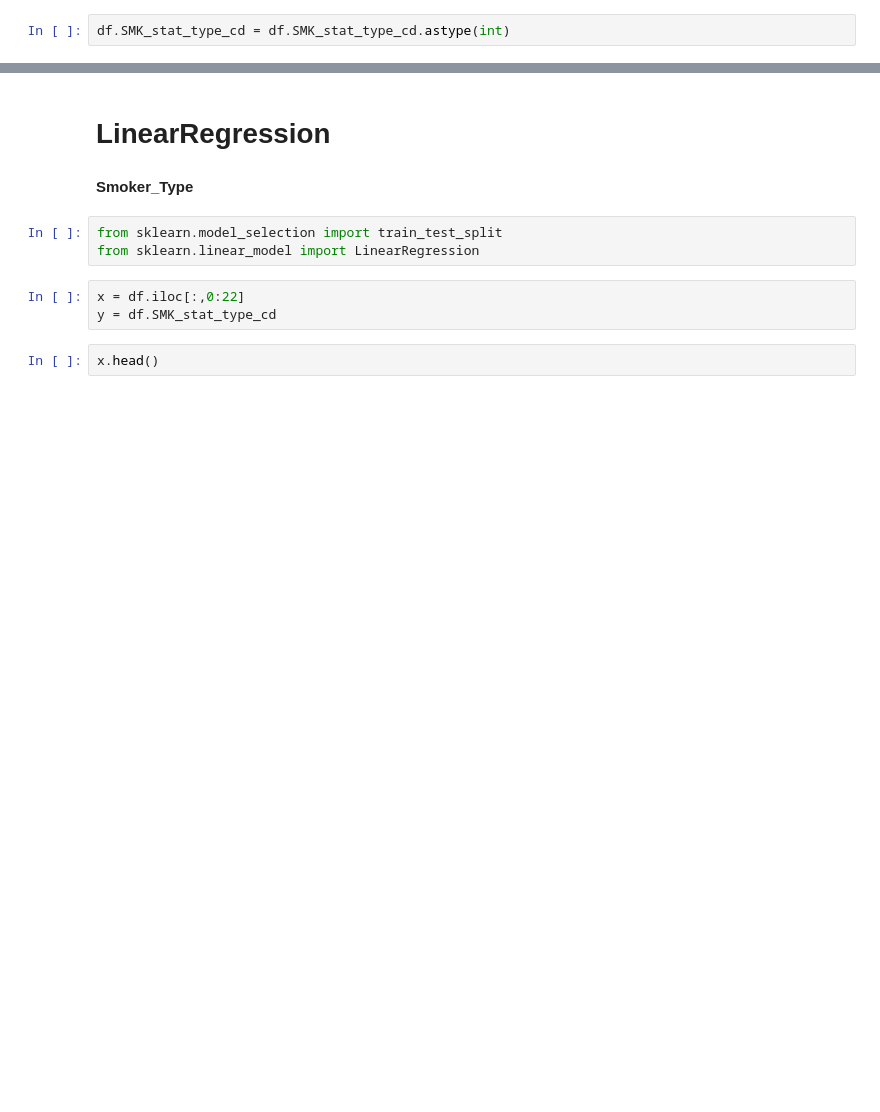
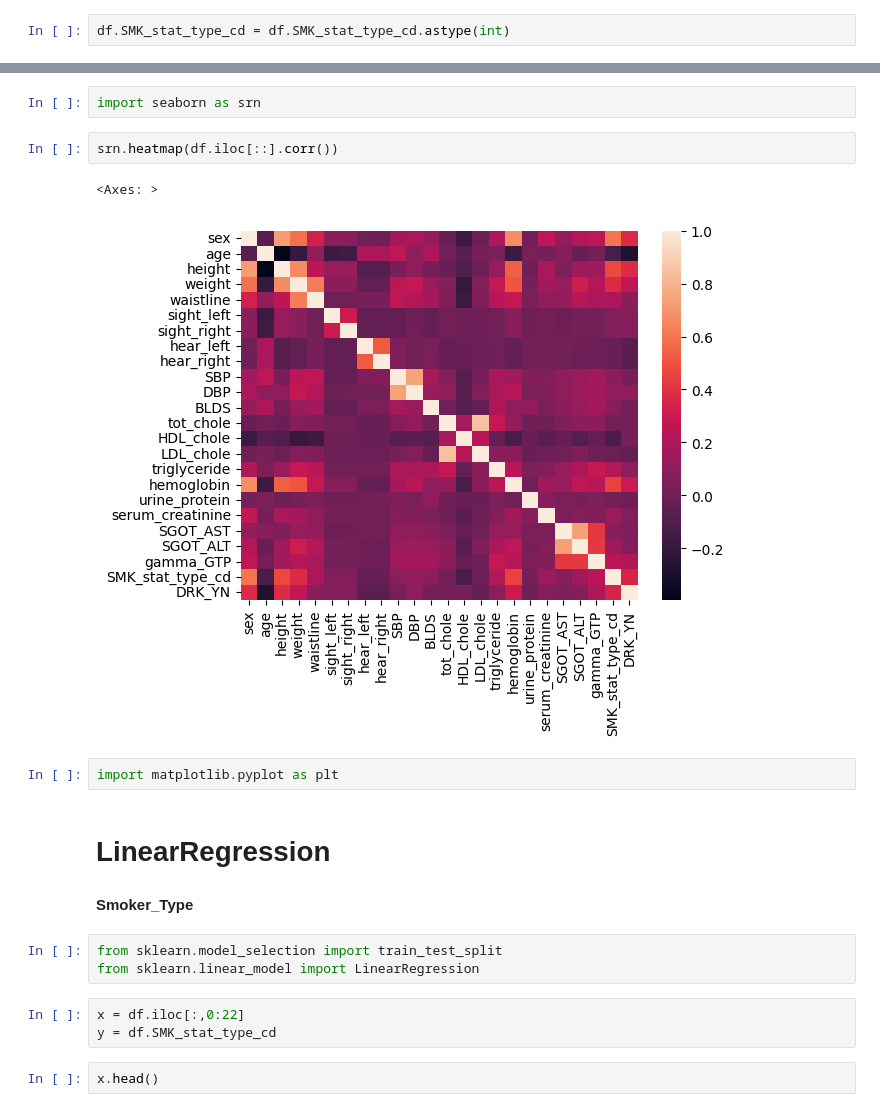
Before and after one commit to rhshovon102/DataMining-MachineLearning, a Jupyter notebook: SmokingAndDrinkingDatasetWithBodySignal.ipynb, the cells around one changed output, grey strips where cells are left out. Cells and saved outputs as stored; diff of their text form; blank space fills up the shorter version.

```diff
--- a/SmokingAndDrinkingDatasetWithBodySignal.ipynb
+++ b/SmokingAndDrinkingDatasetWithBodySignal.ipynb
@@ -152,3 +141,12 @@ df.head()
+# %%
+import seaborn as srn
+# %%
+srn.heatmap(df.iloc[::].corr())
+# %% [output]
+<Axes: >
+[figure, added]
+# %%
+import matplotlib.pyplot as plt
 # %% [markdown]
 # **LinearRegression**
 # %% [markdown]
```
Also changed, not shown: parts of 79 cells of this notebook.
